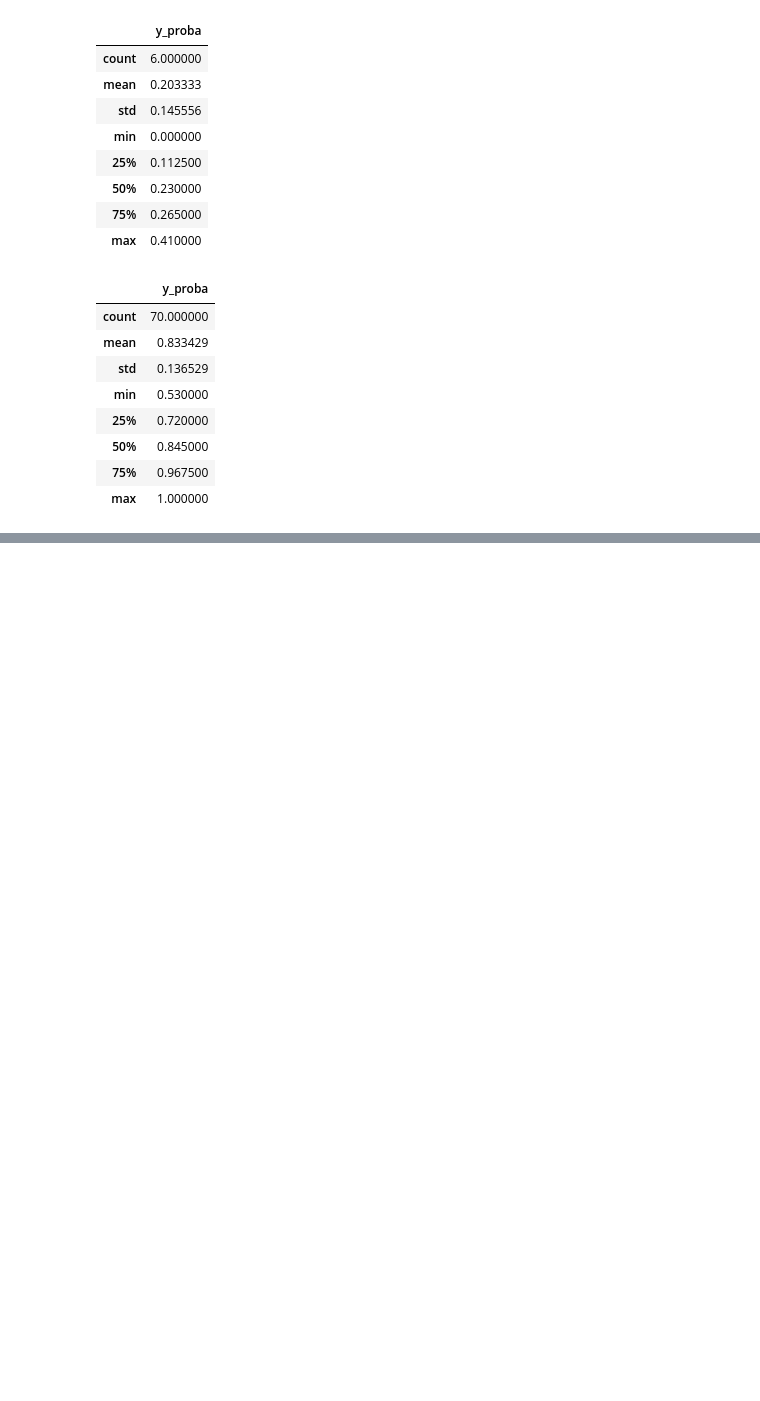
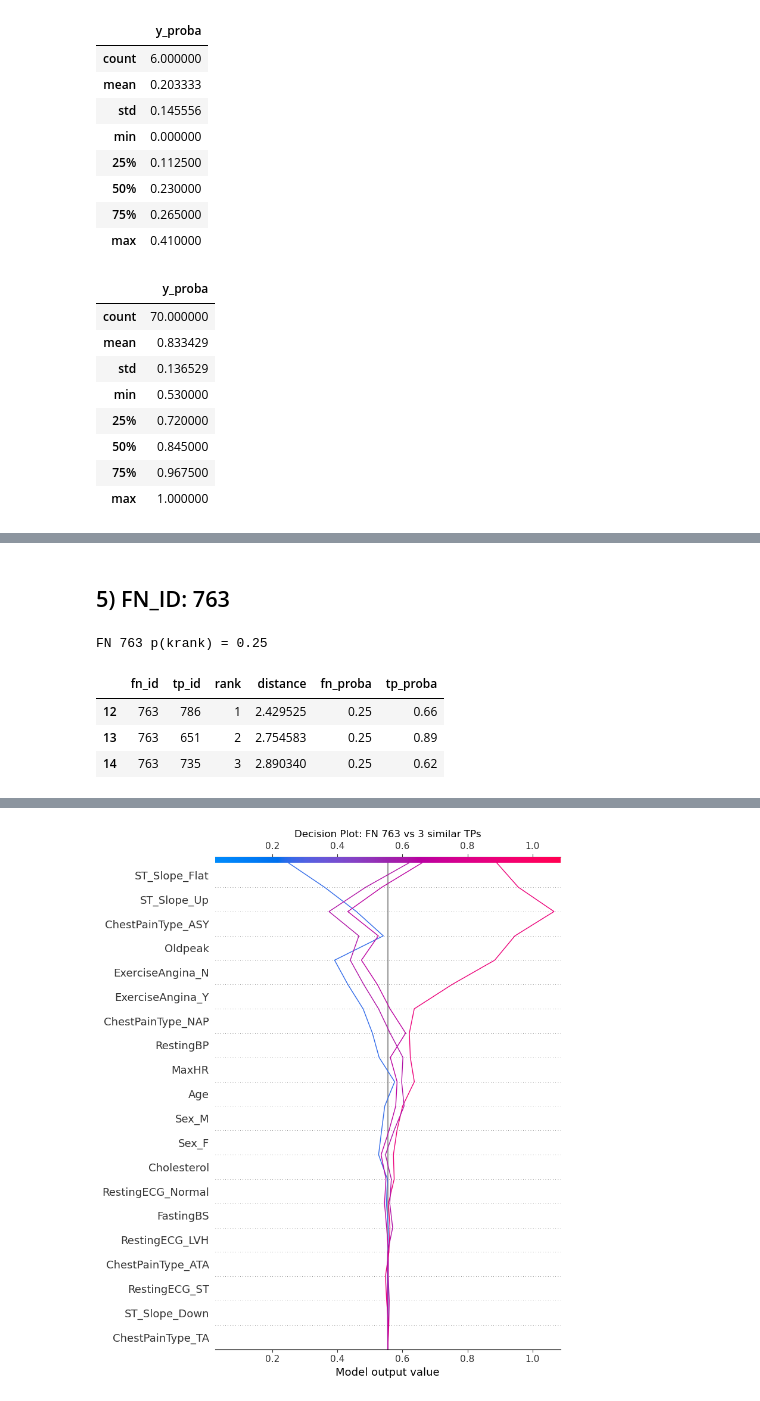
Before and after one commit to okayh14/XAI_Heart_Disease, a Jupyter notebook: XAI_Model-Copy1.ipynb, the cells around one changed output, grey strips where cells are left out. Drawn from its saved outputs; the diff is of its cells as text; code cells hidden in the pictures; blank space fills up the shorter version.

```diff
--- a/XAI_Model-Copy1.ipynb
+++ b/XAI_Model-Copy1.ipynb
@@ -1202,0 +1514,20 @@ Matches for this fn_id: 3
+# %% [markdown]
+## 5) FN_ID: 763
+# %%
+fn_id = 763
+
+# 1) Tabelle (Top-8 Features nach |FN_SHAP|)
+waterfall_table, matches2 = make_waterfall_compare_table(fn_id, top_n=8, k=3)
+
+print(f"FN {fn_id} p(krank) =", float(fn_cases.loc[fn_id, "y_proba"]))
+display(matches2)          # oder display(matches2[["fn_id","tp_id","rank","distance","tp_proba"]]) etc.
+display(waterfall_table)   # Tabelle zuerst
+
+# 2) Decision Plot (danach)
+matches = plot_decision_for_fn_group(fn_id, k=3)
+# %% [output]
+FN 763 p(krank) = 0.25
+|  | fn_id | tp_id | rank | distance | fn_proba | tp_proba |
+| 12 | 763 | 786 | 1 | 2.429525 | 0.25 | 0.66 |
+| 13 | 763 | 651 | 2 | 2.754583 | 0.25 | 0.89 |
+| 14 | 763 | 735 | 3 | 2.890340 | 0.25 | 0.62 |
@@ -1202,0 +1543 @@ Matches for this fn_id: 3
+[figure, added]
```
Also changed, not shown: parts of 23 cells of this notebook.
